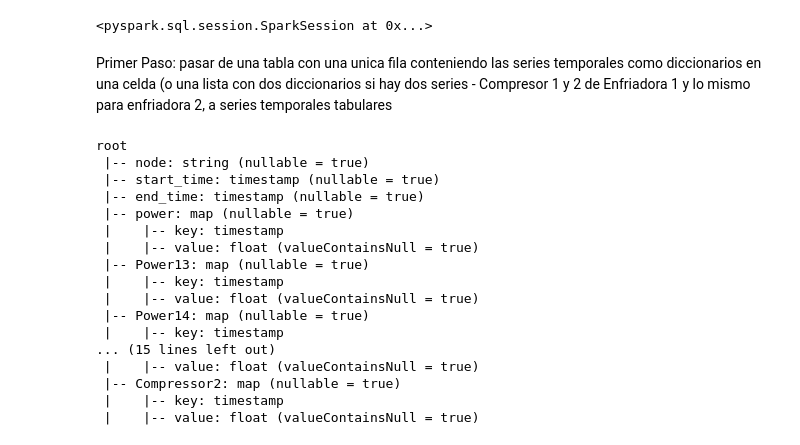
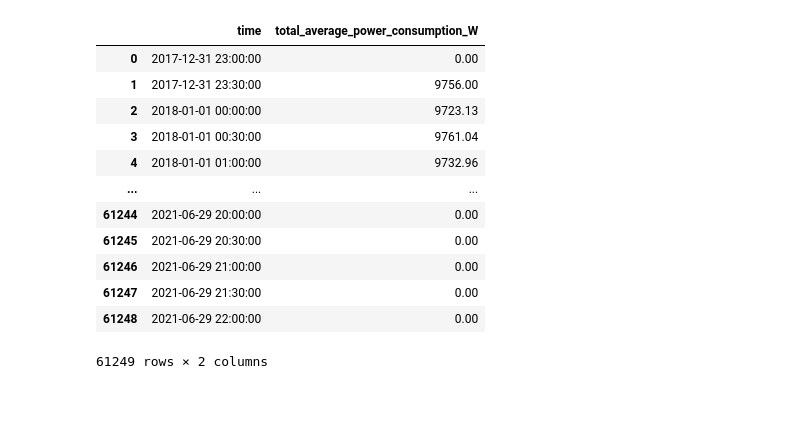
Before and after one commit to lmc00/TS-Forecasting, a Jupyter notebook: src/Untitled.ipynb, the cells around one changed output. Saved outputs shown, nothing was run; the diff lists cells and outputs as text; code cells hidden in the pictures; blank space fills up the shorter version.

```diff
--- a/src/Untitled.ipynb
+++ b/src/Untitled.ipynb
@@ -42,49 +1,36 @@ http://grafana.srv.cesga.es/d/000000016/dcim?orgId=1
 # %%
-## Imports
+from pyspark.sql import SparkSession
+from pyspark import SparkContext
 import os
 import copy
+import time
 import statsmodels
 import pandas as pd
 import numpy as np
 import matplotlib.pyplot as plt
 import seaborn as sns
-#Spark dependencies
+
+# Spark dependencies
 from pyspark.sql.functions import *
 from pyspark.sql.types import *
 from pyspark import StorageLevel, SparkConf
 from pyspark.ml.feature import StandardScaler, VectorAssembler, PCA
 from pyspark.mllib.linalg import SparseVector, DenseVector, VectorUDT
 from pyspark.ml.classification import LogisticRegression
-#Other configs
-pd.options.display.float_format = '{:.2f}'.format
 
-#Useful directory variables
+from pyspark.sql import functions as F
+from pyspark.sql.window import Window
+from datetime import datetime, timedelta
+from pyspark.sql.types import TimestampType
+from pyspark.sql.functions import col, expr, udf, sequence
+
+# Other configs
+pd.options.display.float_format = "{:.2f}".format
+
+# Useful directory variables
 src_path = os.getcwd()
 root_path = os.path.dirname(src_path)
-data_path = root_path+"/datasets"
-visualization_path = root_path+"/data_visualization"
+data_path = root_path + "/datasets"
+visualization_path = root_path + "/data_visualization"
+
+nodes_1to50=pd.read_parquet(data_path+"/02_intermediate/consumption_total_average_30min_W_1_to_50_repartition")
-# %% [output]
-<pyspark.sql.session.SparkSession at 0x...>
-# %% [markdown]
-Primer Paso: pasar de una tabla con una unica fila conteniendo las series temporales como diccionarios en una celda (o una lista con dos diccionarios si hay dos series - Compresor 1 y 2 de Enfriadora 1 y lo mismo para enfriadora 2, a series temporales tabulares
-# %%
-df = spark.read.parquet("output_final.parquet") #Functional programming. Reading the raw data file with the Structured API
-df.printSchema()
-# %% [output]
-root
- |-- node: string (nullable = true)
- |-- start_time: timestamp (nullable = true)
- |-- end_time: timestamp (nullable = true)
- |-- power: map (nullable = true)
- |    |-- key: timestamp
- |    |-- value: float (valueContainsNull = true)
- |-- Power13: map (nullable = true)
- |    |-- key: timestamp
- |    |-- value: float (valueContainsNull = true)
- |-- Power14: map (nullable = true)
- |    |-- key: timestamp
-... (15 lines left out)
- |    |-- value: float (valueContainsNull = true)
- |-- Compressor2: map (nullable = true)
- |    |-- key: timestamp
- |    |-- value: float (valueContainsNull = true)
@@ -93,0 +37,16 @@ spark.sql("SELECT node from df").show(291)
+# %%
+nodes_1to50
+# %% [output]
+|  | time | total_average_power_consumption_W |
+| 0 | 2017-12-31 23:00:00 | 0.00 |
+| 1 | 2017-12-31 23:30:00 | 9756.00 |
+| 2 | 2018-01-01 00:00:00 | 9723.13 |
+| 3 | 2018-01-01 00:30:00 | 9761.04 |
+| 4 | 2018-01-01 01:00:00 | 9732.96 |
+| ... | ... | ... |
+| 61244 | 2021-06-29 20:00:00 | 0.00 |
+| 61245 | 2021-06-29 20:30:00 | 0.00 |
+| 61246 | 2021-06-29 21:00:00 | 0.00 |
+| 61247 | 2021-06-29 21:30:00 | 0.00 |
+| 61248 | 2021-06-29 22:00:00 | 0.00 |
+61249 rows × 2 columns
```
Also changed, not shown: parts of 4 cells of this notebook, 1 other file.
